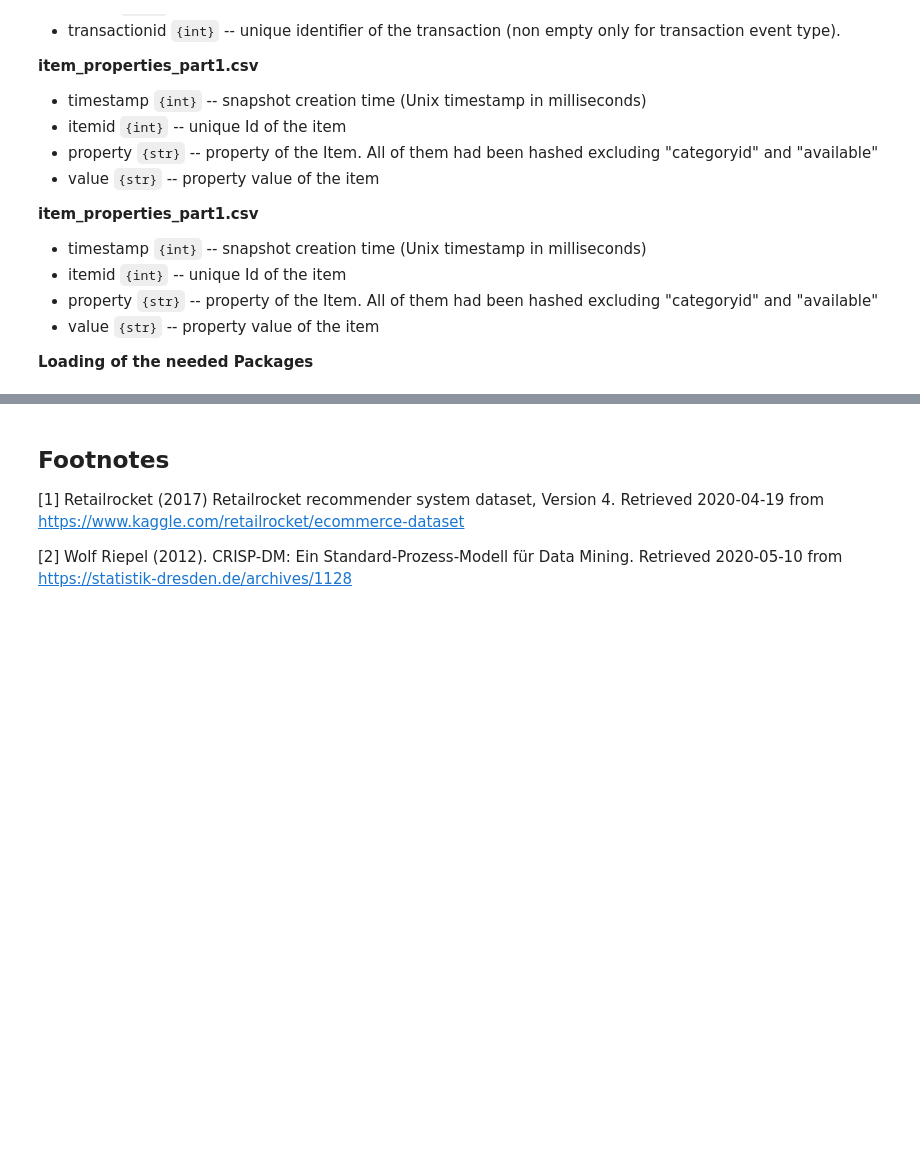
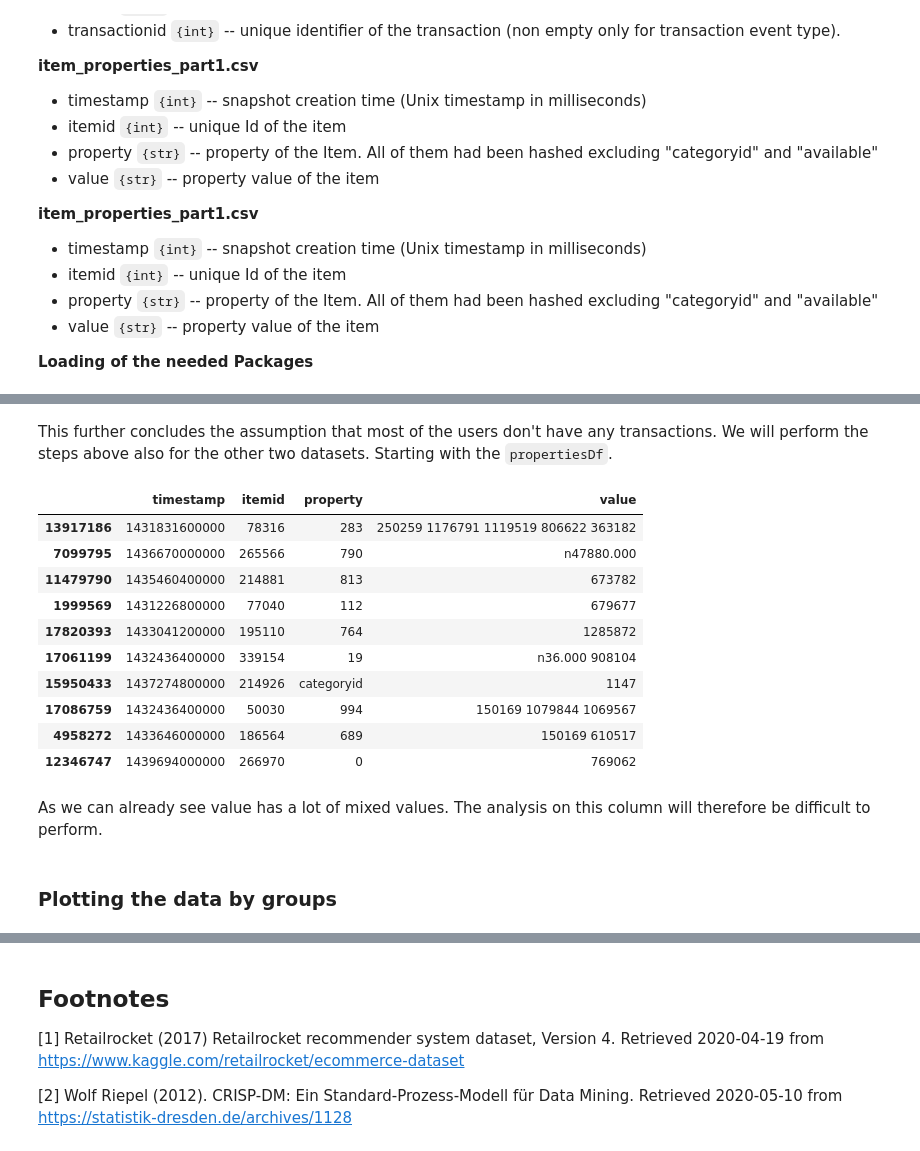
Before and after one commit to tinomerl/ecommerce-recommendation, a Jupyter notebook: ecommernce-user-behaviour.ipynb, the cells around one changed output, grey strips where cells are left out. Drawn from its saved outputs; the diff is of its cells as text; code cells hidden in the pictures; blank space fills up the shorter version.

```diff
--- a/ecommernce-user-behaviour.ipynb
+++ b/ecommernce-user-behaviour.ipynb
@@ -147,0 +117,2 @@ Index(['timestamp', 'visitorid', 'event', 'itemid', 'transactionid'], dtype='obj
+# %%
+propertiesDf = pd.concat([properties1Df, properties2Df]).reset_index(drop=True)
@@ -147,0 +180,20 @@ Index(['timestamp', 'visitorid', 'event', 'itemid', 'transactionid'], dtype='obj
+# %% [markdown]
+This further concludes the assumption that most of the users don't have any transactions. We will perform the steps above also for the other two datasets. Starting with the `propertiesDf`.
+# %%
+propertiesDf.sample(10)
+# %% [output]
+|  | timestamp | itemid | property | value |
+| 13917186 | 1431831600000 | 78316 | 283 | 250259 1176791 1119519 806622 363182 |
+| 7099795 | 1436670000000 | 265566 | 790 | n47880.000 |
+| 11479790 | 1435460400000 | 214881 | 813 | 673782 |
+| 1999569 | 1431226800000 | 77040 | 112 | 679677 |
+| 17820393 | 1433041200000 | 195110 | 764 | 1285872 |
+| 17061199 | 1432436400000 | 339154 | 19 | n36.000 908104 |
+| 15950433 | 1437274800000 | 214926 | categoryid | 1147 |
+| 17086759 | 1432436400000 | 50030 | 994 | 150169 1079844 1069567 |
+| 4958272 | 1433646000000 | 186564 | 689 | 150169 610517 |
+| 12346747 | 1439694000000 | 266970 | 0 | 769062 |
+# %% [markdown]
+As we can already see value has a lot of mixed values. The analysis on this column will therefore be difficult to perform.
+# %% [markdown]
+### Plotting the data by groups<a class="anchor" id="plt_grps"></a>
```
Also changed, not shown: parts of 15 cells of this notebook.
